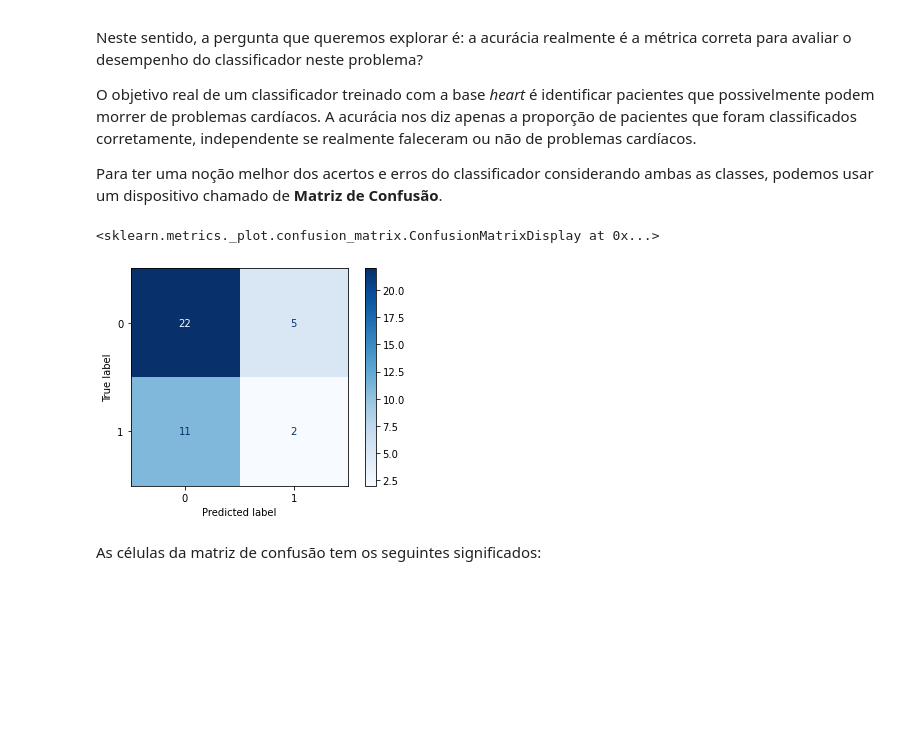
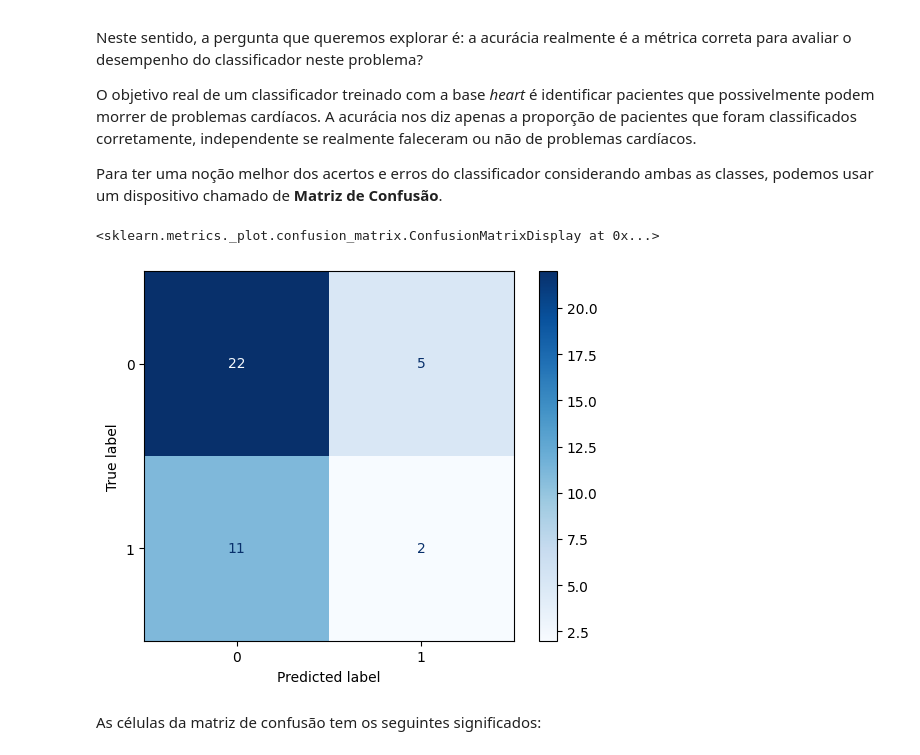
Before and after one commit to julianofoleiss/AM36O, a Jupyter notebook: semana 7/Métricas de Classificação.ipynb, the cells around one changed output. Saved outputs shown, nothing was run; the diff lists cells and outputs as text; code cells hidden in the pictures; blank space fills up the shorter version.

Commit message:
arrumei o código para funcionar no sklearn 1.2

```diff
--- a/semana 7/Métricas de Classificação.ipynb
+++ b/semana 7/Métricas de Classificação.ipynb
@@ -48,10 +50,11 @@ O objetivo real de um classificador treinado com a base *heart* é identificar p
 
 Para ter uma noção melhor dos acertos e erros do classificador considerando ambas as classes, podemos usar um dispositivo chamado de **Matriz de Confusão**.
 # %%
-plot_confusion_matrix(knn, X_test, y_test, cmap='Blues')
+ConfusionMatrixDisplay.from_estimator(knn, X_test, y_test, cmap="Blues") # sklearn 1.2+
+#plot_confusion_matrix(knn, X_test, y_test, cmap='Blues') # antes do sklearn 1.2
 # %% [output]
 <sklearn.metrics._plot.confusion_matrix.ConfusionMatrixDisplay at 0x...>
-[figure, old version]
+[figure, new version]
 # %% [markdown]
 As células da matriz de confusão tem os seguintes significados:
 # %% [markdown]
```
Also changed, not shown: parts of 1 cell of this notebook.
